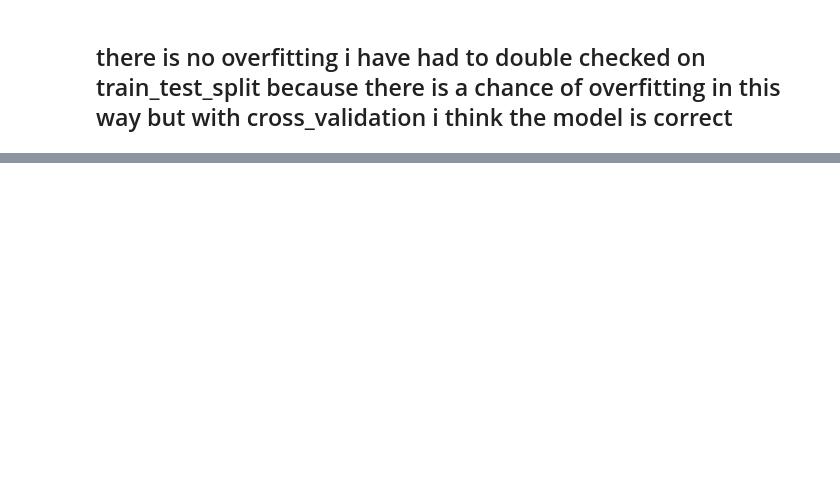
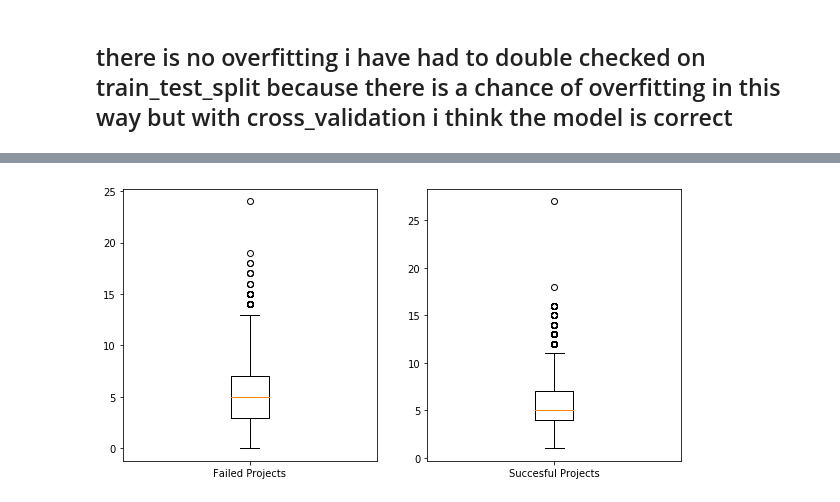
Before and after one commit to ZeadAlkhonein/Kickstarter, a Jupyter notebook: Kickstarter.ipynb, the cells around one changed output, grey strips where cells are left out. Drawn from its saved outputs; the diff is of its cells as text; code cells hidden in the pictures; blank space fills up the shorter version.

```diff
--- a/Kickstarter.ipynb
+++ b/Kickstarter.ipynb
@@ -806,0 +895,2 @@ Accuracy: 0.89 (+/- 0.00)
+# %%
+stop_words = stopwords.words('english')
@@ -806,0 +921,2 @@ Accuracy: 0.89 (+/- 0.00)
+# %%
+df['words_name'] = [words for words in df['name'].str.split() if word not in stop_words]
@@ -806,0 +966,2 @@ Accuracy: 0.89 (+/- 0.00)
+# %%
+df['num_of_word'] = df.words_name.apply (lambda x : len(x))
@@ -806,0 +977,8 @@ Accuracy: 0.89 (+/- 0.00)
+# %%
+fig,ax = plt.subplots(1,2,figsize=(10,5))
+ax[0].boxplot(df.loc[df['state']==0]['num_of_word'])
+ax[0].set_xticklabels(['Failed Projects'])
+ax[1].boxplot(df.loc[df['state']==1]['num_of_word'])
+ax[1].set_xticklabels(['Succesful Projects']);
+# %% [output]
+[figure, added]
```
Also changed, not shown: parts of 38 cells of this notebook.
